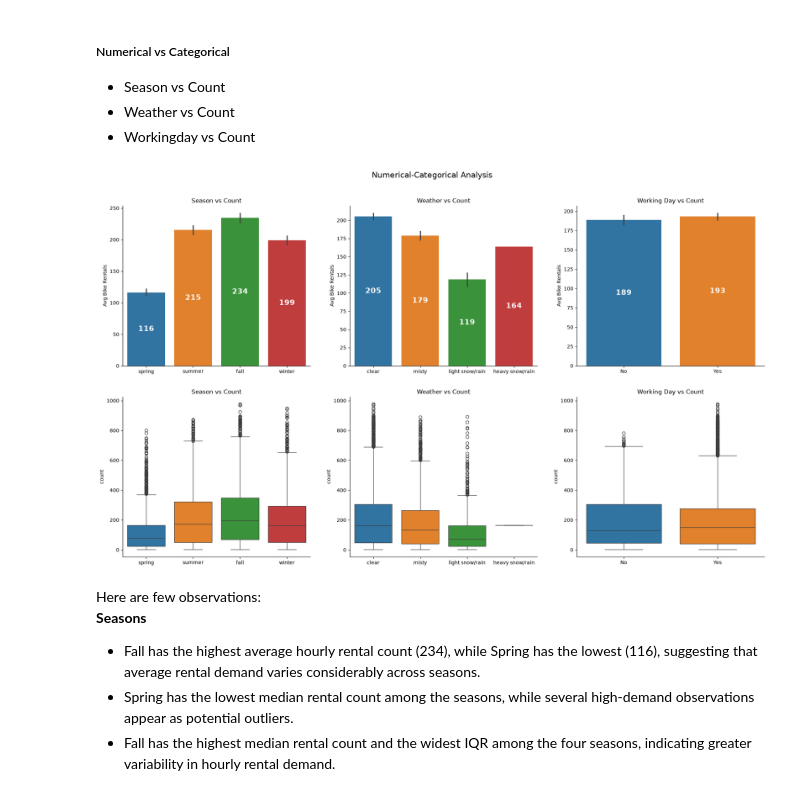
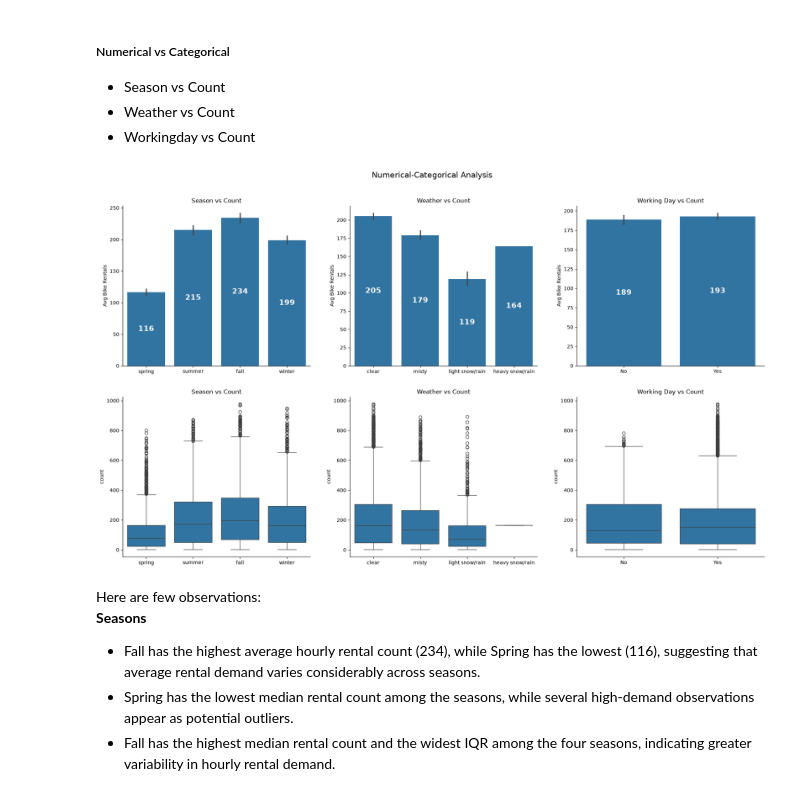
Before and after one commit to Yuvi977/Yulu-Bike-Sharing-Hypothesis-Testing, a Jupyter notebook: Business_Case_Yulu_Hypothesis_Testing.ipynb, the cells around one changed output. Saved outputs shown, nothing was run; the diff lists cells and outputs as text; code cells hidden in the pictures.

```diff
--- a/Business_Case_Yulu_Hypothesis_Testing.ipynb
+++ b/Business_Case_Yulu_Hypothesis_Testing.ipynb
@@ -307,9 +307,6 @@ for ax, (column, title, xlabel) in zip(axes.flat, plot_config):
     sns.countplot(
         data=df,
         x=column,
-        hue=column,
-        dodge=False,
-        legend=False,
         ax=ax
     )
 
@@ -362,40 +359,34 @@ for i, (col, title) in enumerate(zip(columns, titles)):
 
     sns.barplot(
         data=df,
         x=col,
         y="count",
-        hue=col,
-        dodge=False,
-        legend=False,
         ax=axes[0, i]
     )
 
 
 
     for container in axes[0, i].containers:
         axes[0, i].bar_label(container, fmt="%.0f", label_type="center", fontsize=15, weight="bold", color="white")
 
     sns.boxplot(
         data=df,
         x=col,
         y="count",
-        hue=col,
-        dodge=False,
-        legend=False,
         ax=axes[1, i]
     )
 
     axes[0, i].spines[["top", "right"]].set_visible(False)
     axes[0, i].set_title(title)
     axes[0, i].set(ylabel="Avg Bike Rentals", xlabel=None)
     axes[1, i].spines[["top", "right"]].set_visible(False)
     axes[1, i].set(xlabel=None)
     axes[1, i].set_title(title)
 
 plt.tight_layout(h_pad=3.0, w_pad=3.0)
 plt.show()
 # %% [output]
-[figure, old version]
+[figure, new version]
 # %% [markdown]
 Here are few observations:
 **Seasons**
```
Also changed, not shown: parts of 18 cells of this notebook.
